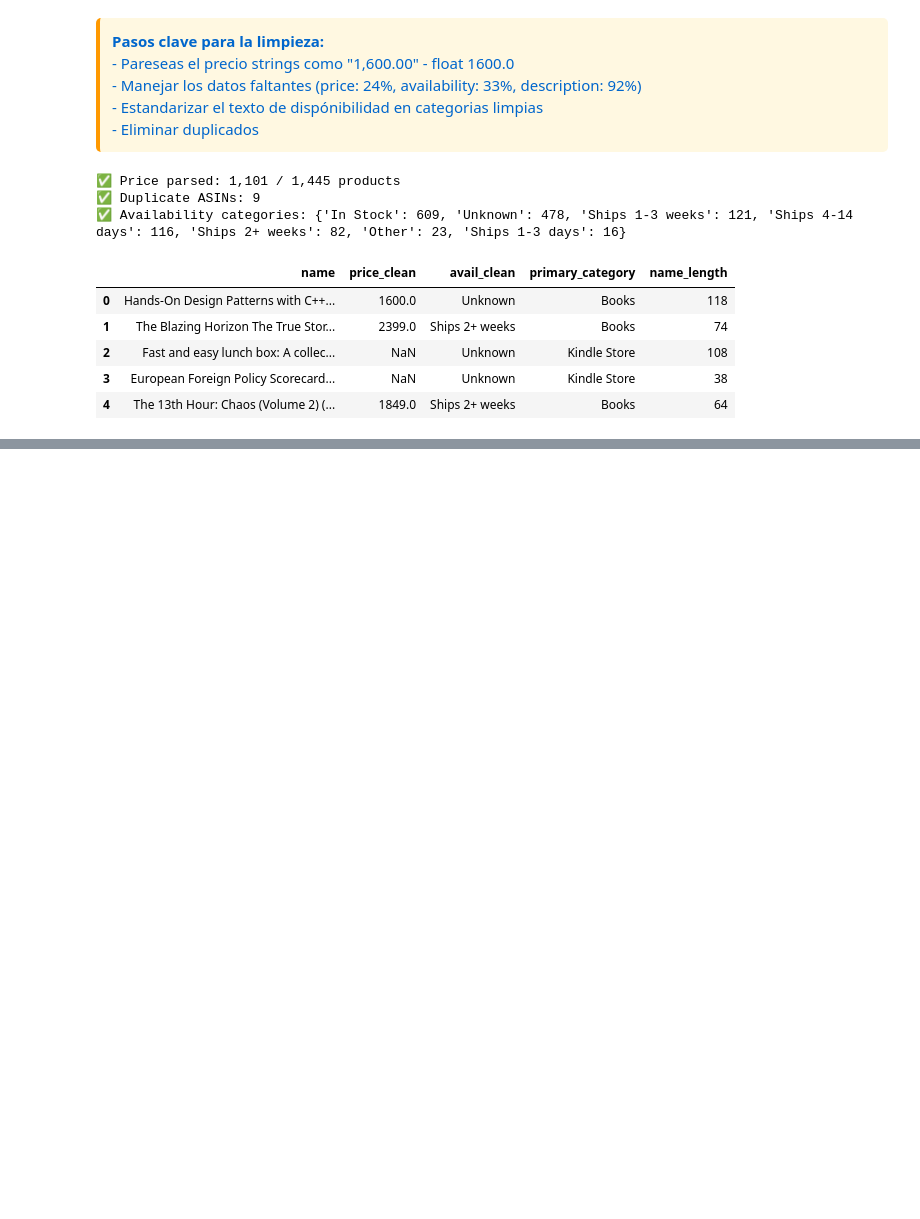
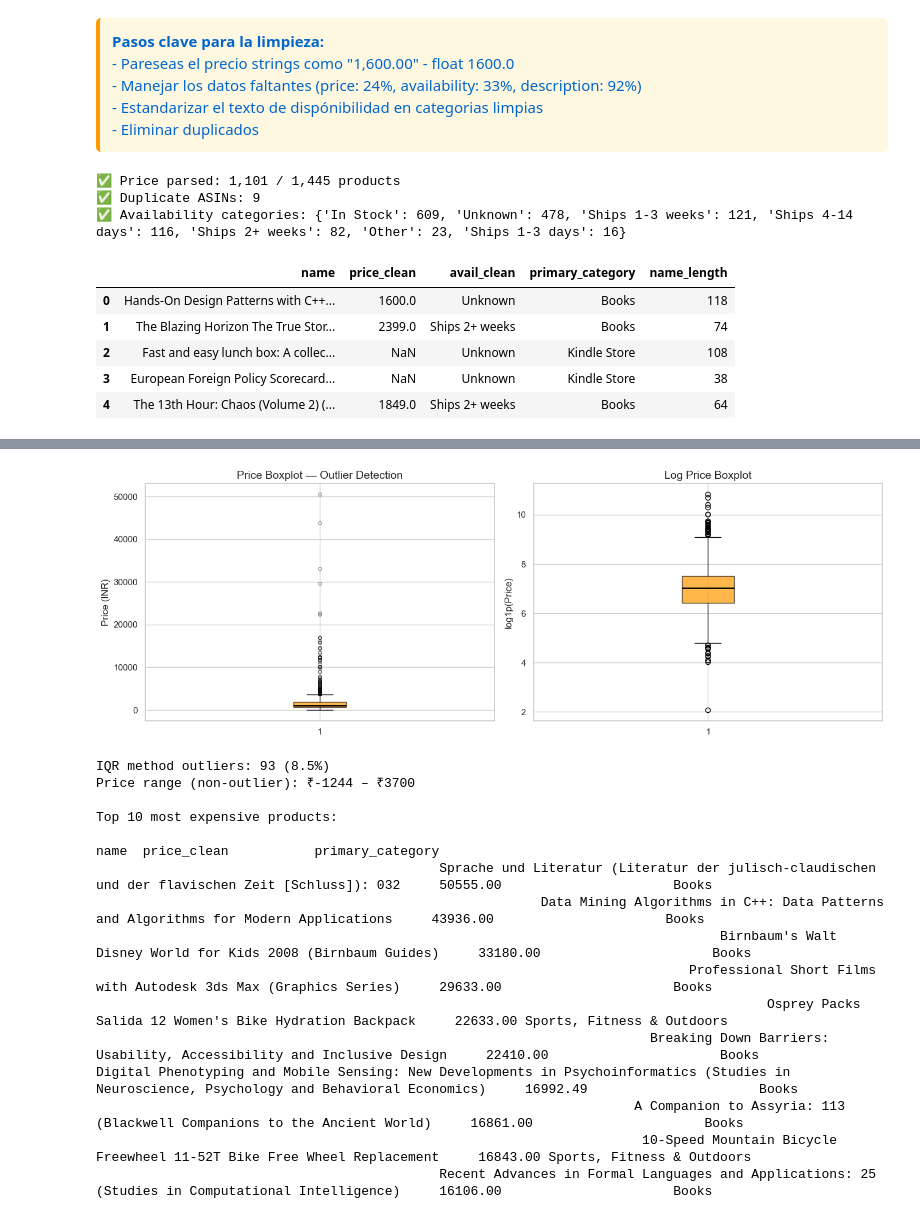
Before and after one commit to Miche1512/9AIEVND-ADND-Practicas-230091, a Jupyter notebook: Practica04/Practica04-230091.ipynb, the cells around one changed output, grey strips where cells are left out. Drawn from its saved outputs; the diff is of its cells as text; code cells hidden in the pictures; blank space fills up the shorter version.

```diff
--- a/Practica04/Practica04-230091.ipynb
+++ b/Practica04/Practica04-230091.ipynb
@@ -179,0 +427,44 @@ df[['name','price_clean','avail_clean','primary_category','name_length']].head(5
+# %%
+# Outlier analysis — boxplot and IQR
+fig, axes = plt.subplots(1, 2, figsize=(14, 5))
+
+axes[0].boxplot(df_priced['price_clean'], patch_artist=True,
+                boxprops=dict(facecolor='#FF9900', alpha=0.7),
+                medianprops=dict(color='black', lw=2),
+                flierprops=dict(marker='o', markersize=4, alpha=0.4, color='red'))
+axes[0].set_title('Price Boxplot — Outlier Detection')
+axes[0].set_ylabel('Price (INR)')
+
+axes[1].boxplot(df_priced['log_price'], patch_artist=True,
+                boxprops=dict(facecolor='#FF9900', alpha=0.7),
+                medianprops=dict(color='black', lw=2))
+axes[1].set_title('Log Price Boxplot')
+axes[1].set_ylabel('log1p(Price)')
+
+plt.tight_layout(); plt.show()
+
+Q1, Q3 = df_priced['price_clean'].quantile([0.25, 0.75])
+IQR = Q3 - Q1
+outliers = df_priced[(df_priced['price_clean'] < Q1 - 1.5*IQR) |
+                      (df_priced['price_clean'] > Q3 + 1.5*IQR)]
+print(f'IQR method outliers: {len(outliers)} ({len(outliers)/len(df_priced)*100:.1f}%)')
+print(f'Price range (non-outlier): ₹{Q1-1.5*IQR:.0f} – ₹{Q3+1.5*IQR:.0f}')
+print(f'\nTop 10 most expensive products:')
+print(df_priced.nlargest(10, 'price_clean')[['name','price_clean','primary_category']].to_string(index=False))
+# %% [output]
+[figure, added]
+IQR method outliers: 93 (8.5%)
+Price range (non-outlier): ₹-1244 – ₹3700
+
+Top 10 most expensive products:
+                                                                                                                                        name  price_clean           primary_category
+                                            Sprache und Literatur (Literatur der julisch-claudischen und der flavischen Zeit [Schluss]): 032     50555.00                      Books
+                                                         Data Mining Algorithms in C++: Data Patterns and Algorithms for Modern Applications     43936.00                      Books
+                                                                                Birnbaum's Walt Disney World for Kids 2008 (Birnbaum Guides)     33180.00                      Books
+                                                                            Professional Short Films with Autodesk 3ds Max (Graphics Series)     29633.00                      Books
+                                                                                      Osprey Packs Salida 12 Women's Bike Hydration Backpack     22633.00 Sports, Fitness & Outdoors
+                                                                       Breaking Down Barriers: Usability, Accessibility and Inclusive Design     22410.00                      Books
+Digital Phenotyping and Mobile Sensing: New Developments in Psychoinformatics (Studies in Neuroscience, Psychology and Behavioral Economics)     16992.49                      Books
+                                                                     A Companion to Assyria: 113 (Blackwell Companions to the Ancient World)     16861.00                      Books
+                                                                      10-Speed Mountain Bicycle Freewheel 11-52T Bike Free Wheel Replacement     16843.00 Sports, Fitness & Outdoors
+                                            Recent Advances in Formal Languages and Applications: 25 (Studies in Computational Intelligence)     16106.00                      Books
```
Also changed, not shown: parts of 19 cells of this notebook.
